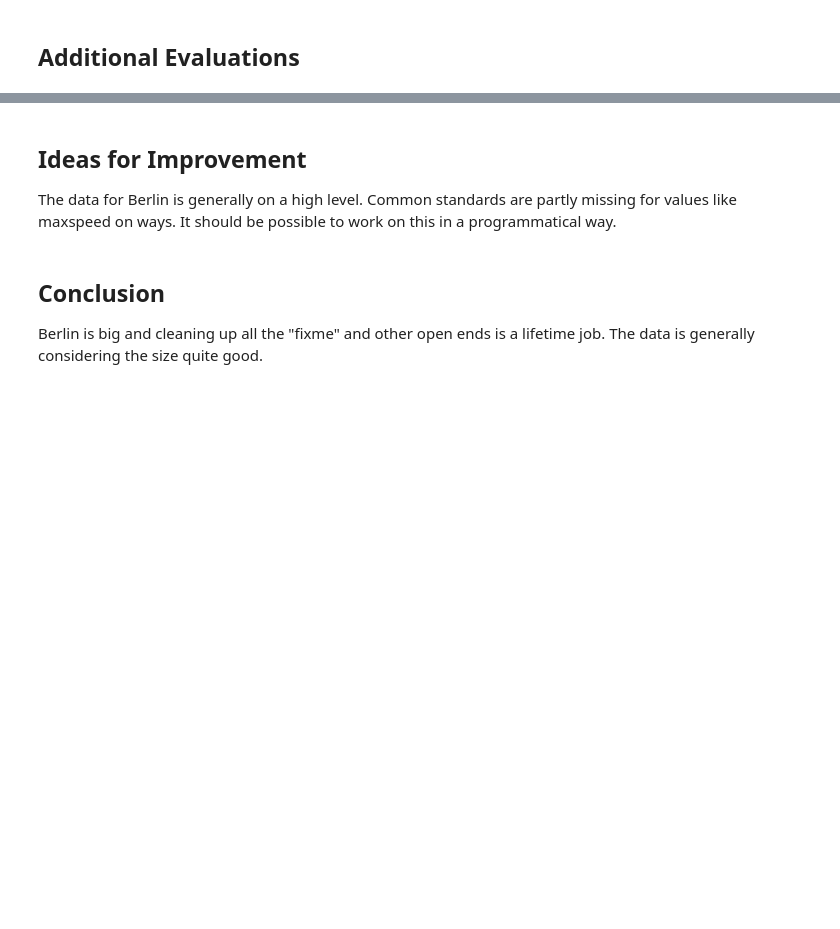
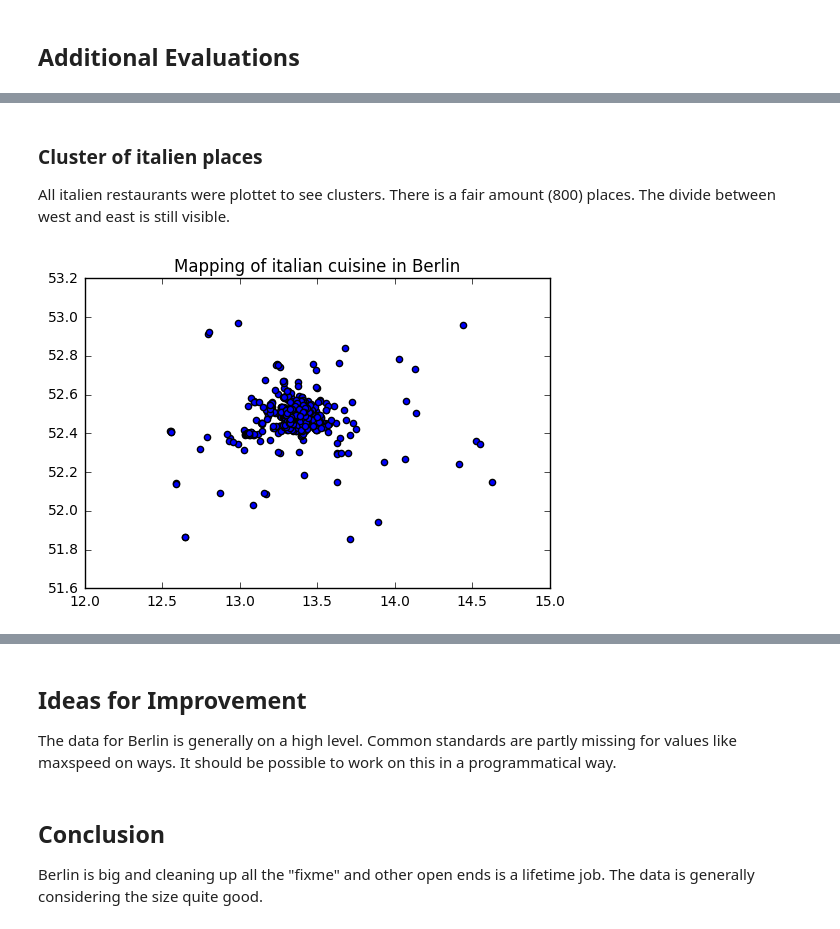
Before and after one commit to eliujulian/OpenStreetMapBerlin, a Jupyter notebook: Berlin New.ipynb, the cells around one changed output, grey strips where cells are left out. Saved outputs shown, nothing was run; the diff lists cells and outputs as text; code cells hidden in the pictures; blank space fills up the shorter version.

Commit message:
update italian places

```diff
--- a/Berlin New.ipynb
+++ b/Berlin New.ipynb
@@ -645,0 +649,12 @@ Username: Donsen64 aktive:  3204 days, 0:00:00
+# %%
+statement = """
+SELECT value, Count(*)
+FROM nodes_tags
+WHERE key = 'amenity'
+GROUP BY value
+ORDER BY Count(*) DESC
+LIMIT 15;
+"""
+
+for n in c.execute(statement).fetchall():
+    print(n[0], " " * (15 - len(n[0])), "{:,}".format(n[1]))
@@ -645,0 +677,21 @@ Username: Donsen64 aktive:  3204 days, 0:00:00
+# %% [markdown]
+### Cluster of italien places
+
+All italien restaurants were plottet to see clusters. There is a fair amount (800) places. The divide between west and east is still visible.
+# %%
+statement = """
+SELECT nodes.lon, nodes.lat
+FROM nodes_tags
+JOIN nodes ON nodes.id = nodes_tags.id
+WHERE nodes_tags.value = "italian"
+"""
+
+italian_places = list(c.execute(statement).fetchall())
+# %%
+# from mpl_toolkits.basemap import Basemap  # Import not working, didn't find a way to plot berlin borders over it
+
+plt.scatter([n[0] for n in italian_places], [n[1] for n in italian_places])
+plt.title('Mapping of italian cuisine in Berlin')
+plt.show()
+# %% [output]
+[figure, added]
```
Also changed, not shown: parts of 11 cells of this notebook.
